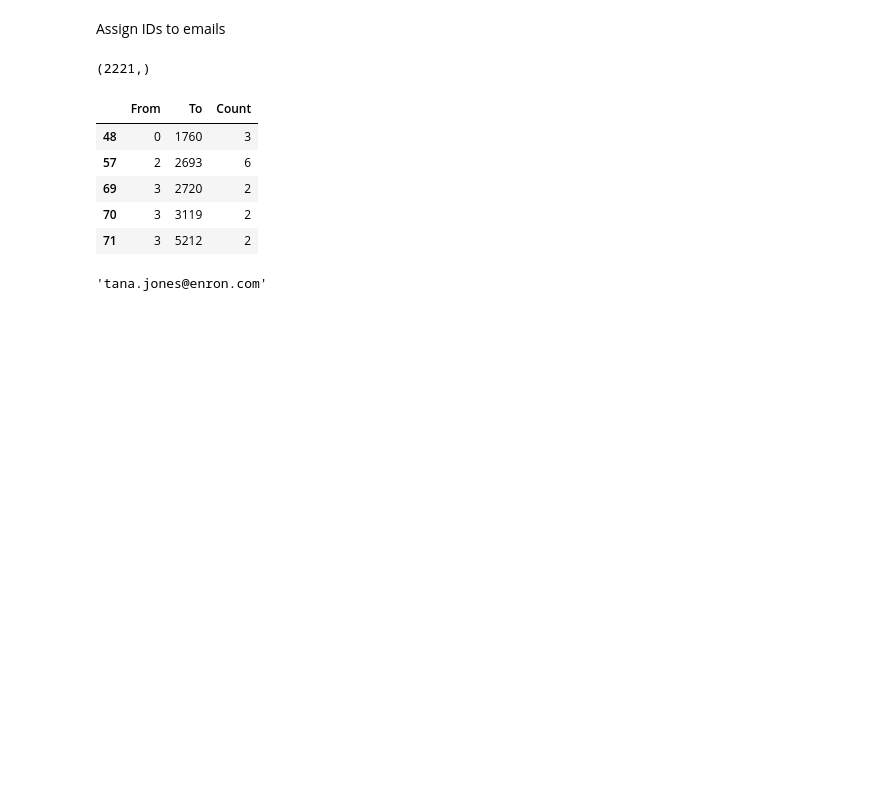
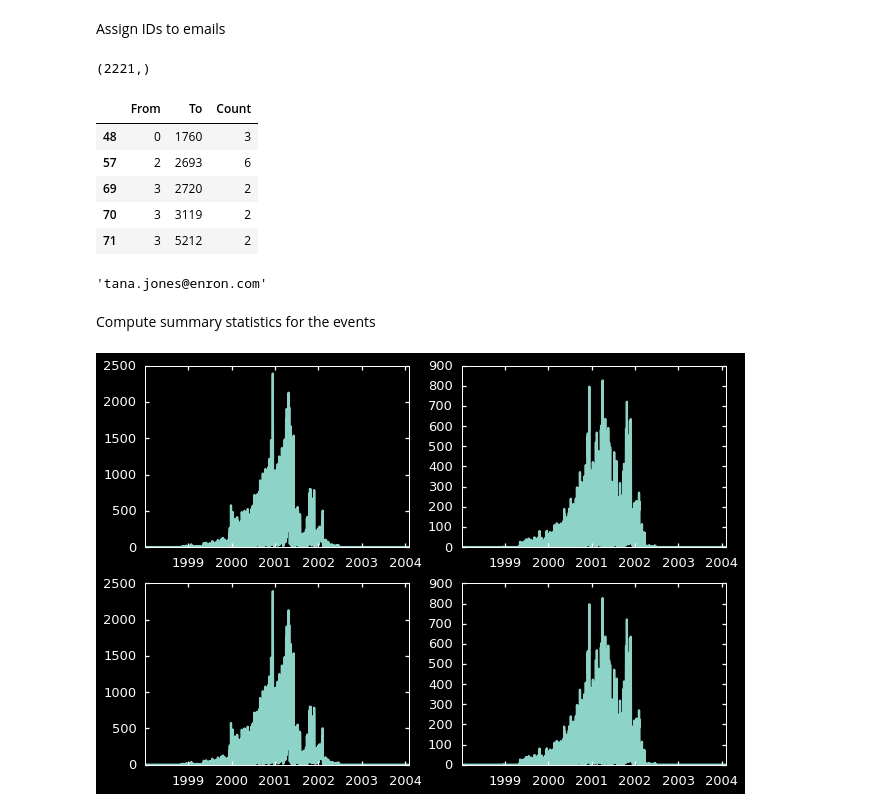
Before and after one commit to mizvol/enron-email-network-analysis, a Jupyter notebook: Enron-graph.ipynb, the cells around one changed output. Saved outputs shown, nothing was run; the diff lists cells and outputs as text; code cells hidden in the pictures; blank space fills up the shorter version.

```diff
--- a/Enron-graph.ipynb
+++ b/Enron-graph.ipynb
@@ -234,3 +246,35 @@ weight_counts.head()
 id_email.get(6056)
 # %% [output]
 'tana.jones@enron.com'
+# %% [markdown]
+Compute summary statistics for the events
+# %%
+apr01 = pd.read_csv('./events/apr01.csv', header=None)
+aug01 = pd.read_csv('./events/aug01.csv', header=None)
+dec99 = pd.read_csv('./events/dec99.csv', header=None)
+may01 = pd.read_csv('./events/may01.csv', header=None)
+# %%
+apr01_cluster = [v[0] for v in apr01.values]
+aug01_cluster = [v[0] for v in aug01.values]
+dec99_cluster = [v[0] for v in dec99.values]
+may01_cluster = [v[0] for v in may01.values]
+# %%
+def compute_summary(cluster):
+    summary = np.zeros(t[0])
+    for addr in cluster:
+        series = activations_series[addr]
+        for k,v in series.iteritems():
+            summary[k] += v
+    return summary
+# %%
+summary_apr = compute_summary(apr01_cluster)
+summary_aug = compute_summary(aug01_cluster)
+summary_dec = compute_summary(dec99_cluster)
+summary_may = compute_summary(may01_cluster)
+# %%
+fig, ax = plt.subplots(nrows=2, ncols=2)
+for row in ax:
+    for col, s in zip(row, [summary_apr, summary_aug, summary_dec, summary_may]):
+        col.plot(dates, s)
+# %% [output]
+[figure, added]
```
Also changed, not shown: parts of 5 cells of this notebook.
